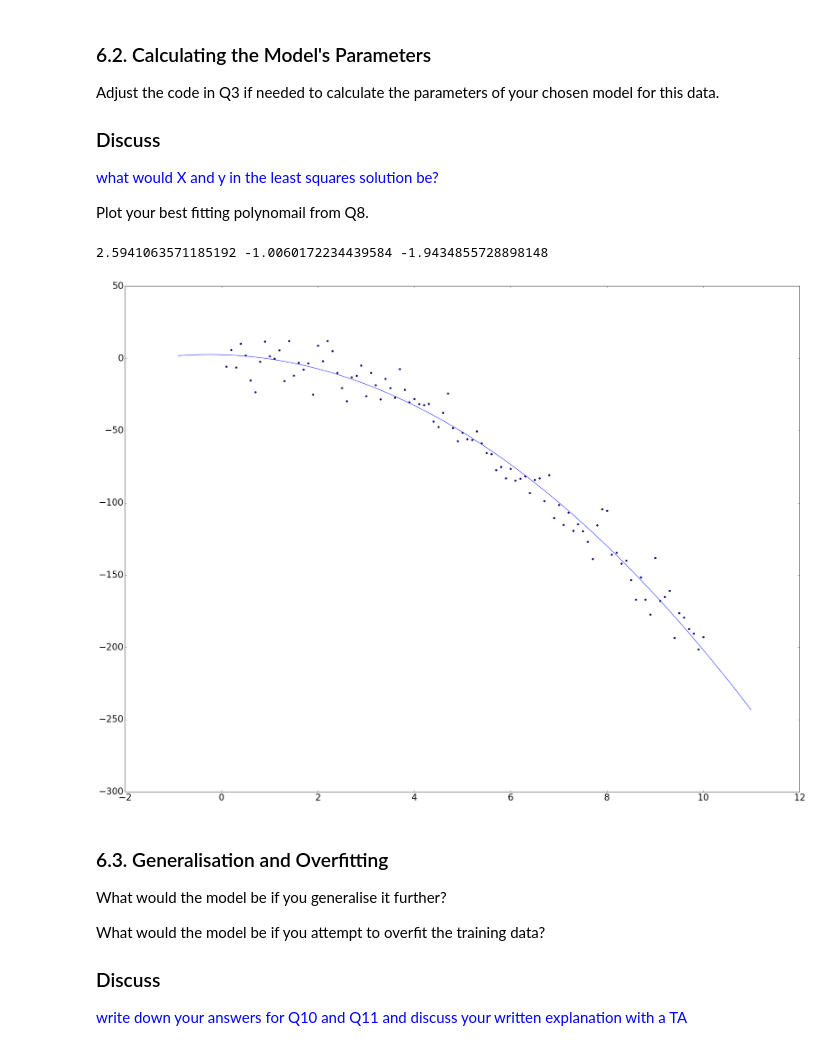
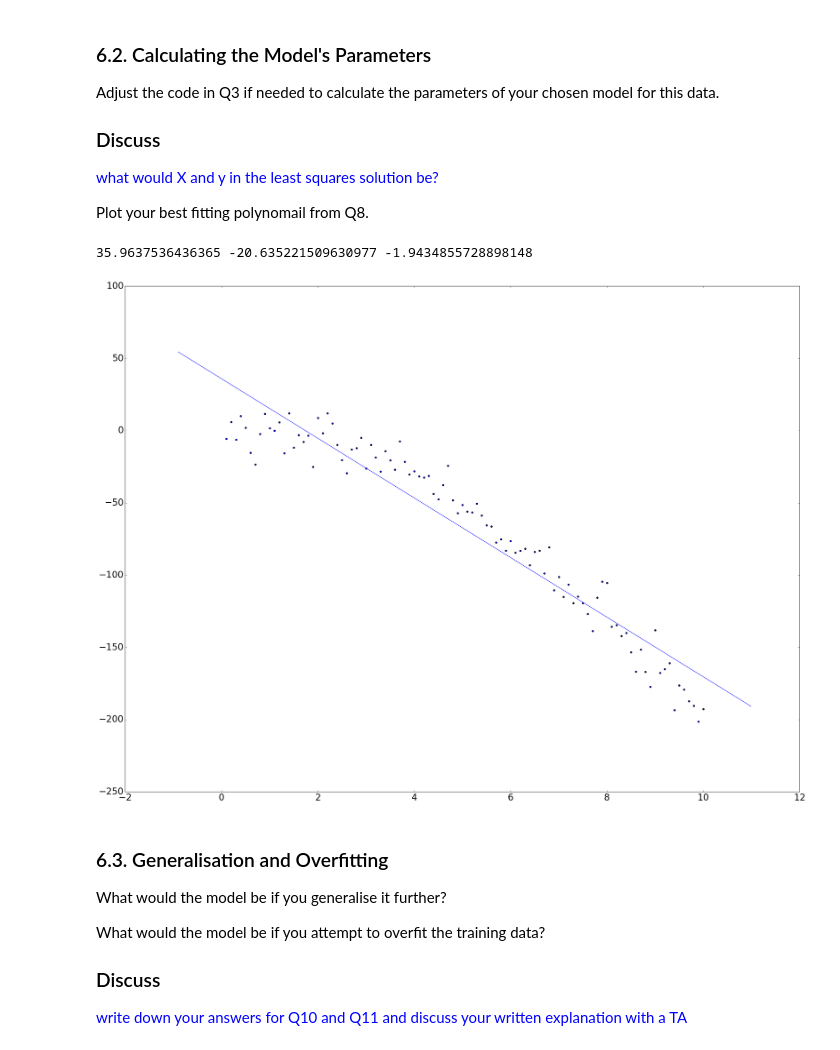
Before and after one commit to JoshVanL/SPS_LabWork, a Jupyter notebook: 3LAB/Lab3_Jupyter.ipynb, the cells around one changed output. Cells and saved outputs as stored; diff of their text form; code cells hidden in the pictures.

```diff
--- a/3LAB/Lab3_Jupyter.ipynb
+++ b/3LAB/Lab3_Jupyter.ipynb
@@ -205,26 +208,26 @@ Plot your best fitting polynomail from Q8.
 # %%
 ## als = (XtX)^-1 XtY
 csv = np.genfromtxt('DMD.csv', delimiter=',')
 x = csv[:,0]
 y = csv[:,1]
 
-als = getAls(x,y,3)
+als = getAls(x,y,2)
 
 a1 = als.item(0)
 a2 = als.item(1)
-a3 = als.item(2)
+##a3 = als.item(2)
 print(a1,a2,a3)
 
 fig = plt.figure()
 ax = fig.add_subplot(111)
 ax.scatter(x,y)
 
 xp = np.arange(np.amin(x)-1, np.amax(x)+1, 0.01)
-yp = np.array((a1 + a2*xp + a3*xp**2))
+yp = np.array((a1 + a2*xp))
 pl = plt.plot(xp,yp)
 # %% [output]
-2.5941063571185192 -1.0060172234439584 -1.9434855728898148
+35.9637536436365 -20.635221509630977 -1.9434855728898148
-[figure, old version]
+[figure, new version]
 # %% [markdown]
 ### 6.3. Generalisation and Overfitting ###
 
```
Also changed, not shown: parts of 6 cells of this notebook.
